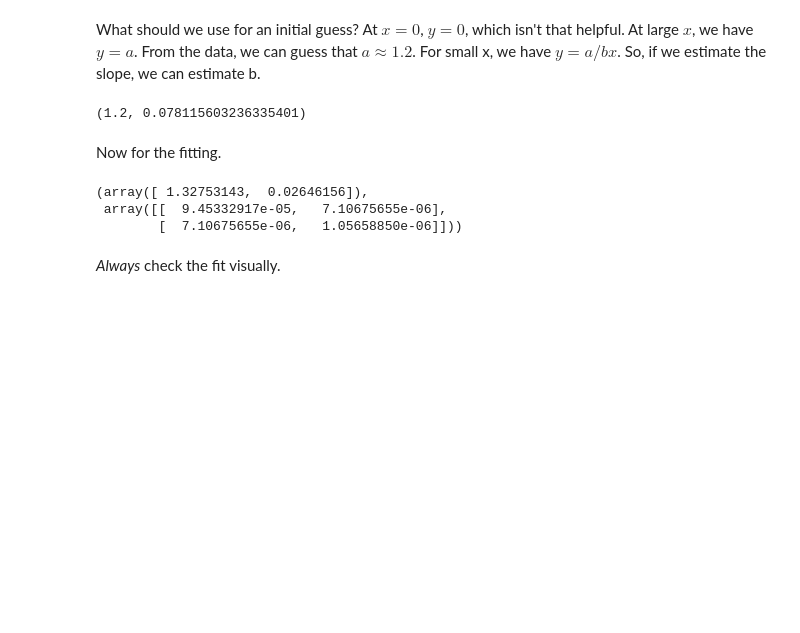
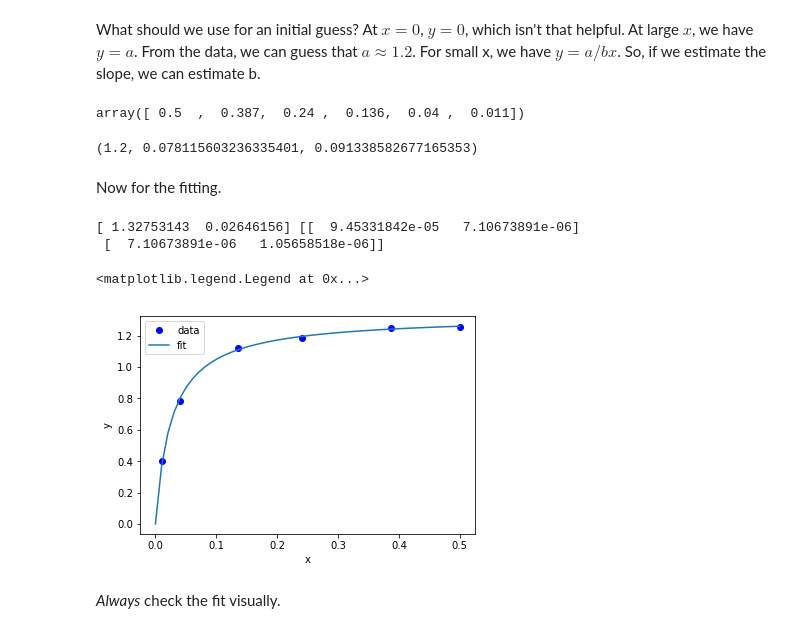
Before and after one commit to jkitchin/f18-06623, a Jupyter notebook: lectures/11-regression.ipynb, the cells around one changed output. Drawn from its saved outputs; the diff is of its cells as text; code cells hidden in the pictures; blank space fills up the shorter version.

```diff
--- a/lectures/11-regression.ipynb
+++ b/lectures/11-regression.ipynb
@@ -207,29 +229,43 @@ plt.ylabel('y')
 [figure]
 # %% [markdown]
 What should we use for an initial guess? At $x=0$, $y = 0$, which isn't that helpful. At large $x$, we have $y=a$. From the data, we can guess that $a \approx 1.2$. For small x, we have $y = a/b x$. So, if we estimate the slope, we can estimate b.
+# %%
+x
+# %% [output]
+array([ 0.5  ,  0.387,  0.24 ,  0.136,  0.04 ,  0.011])
 # %%
 a0 = 1.2
 m = np.gradient(y, x, edge_order=2) # m = a / b  ->  b = a / m
 
-b0 = a0 / m[-1]
-a0, b0
+xmin_ind = np.argmin(x)
+
+b0 = a0 / m[xmin_ind]
+a0, b0,  a0 / ((y[-1] - y[-2])/(x[-1] - x[-2]))  # alternative to np.gradient.
 # %% [output]
-(1.2, 0.078115603236335401)
+(1.2, 0.078115603236335401, 0.091338582677165353)
 # %% [markdown]
 Now for the fitting.
 # %%
 # this is the function we want to fit to our data
 def func(x, a, b):
     return a * x / (b + x)
 
-initial_guess = [a0, b0]
+initial_guess = [3, 2]
 pars, pcov = curve_fit(func, x, y, p0=initial_guess)
 
-pars, pcov
+print(pars, pcov)
+
+plt.plot(x, y, 'bo')
+xfit = np.linspace(0, 0.5)
+plt.plot(xfit, func(xfit, *pars))
+plt.xlabel('x')
+plt.ylabel('y')
+plt.legend(['data', 'fit'])
 # %% [output]
-(array([ 1.32753143,  0.02646156]),
- array([[  9.45332917e-05,   7.10675655e-06],
-        [  7.10675655e-06,   1.05658850e-06]]))
+[ 1.32753143  0.02646156] [[  9.45331842e-05   7.10673891e-06]
+ [  7.10673891e-06   1.05658518e-06]]
+<matplotlib.legend.Legend at 0x...>
+[figure, added]
 # %% [markdown]
 *Always* check the fit visually.
 # %%
```
Also changed, not shown: parts of 14 cells of this notebook.
